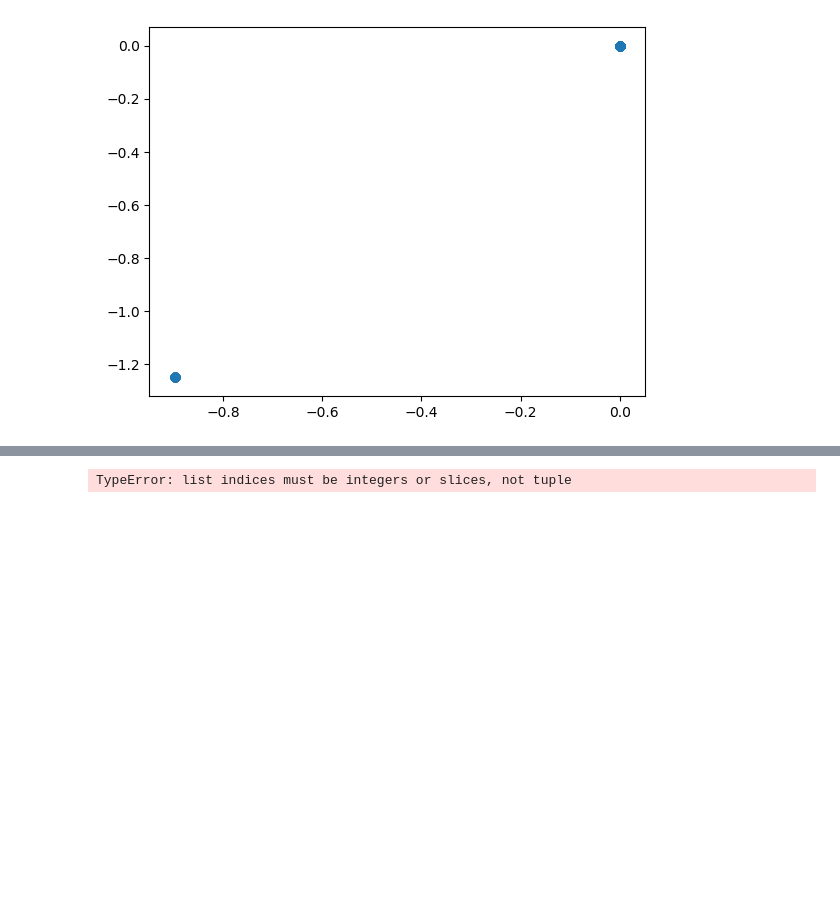
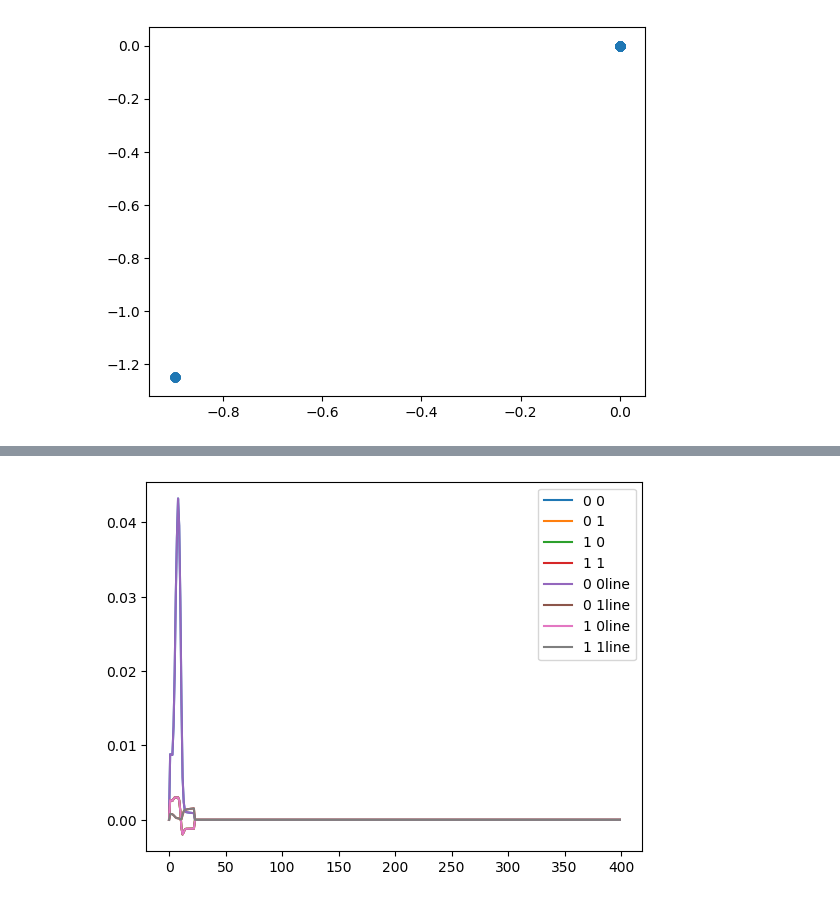
Before and after one commit to Stanford-NavLab/navlab_turtlebot, a Jupyter notebook: navlab_turtlebot_frs/data/Figure Generation.ipynb, the cells around one changed output, grey strips where cells are left out. Cells and saved outputs as stored; diff of their text form; code cells hidden in the pictures; blank space fills up the shorter version.

```diff
--- a/navlab_turtlebot_frs/data/Figure Generation.ipynb
+++ b/navlab_turtlebot_frs/data/Figure Generation.ipynb
@@ -212,10 +220,12 @@ plt.show()
 # %%
 plt.figure()
 for i in range(2):
     for j in range(2):
-        plt.plot(covs[:,i,j],label=str(i)+" "+str(j))
+        plt.plot(covslists[-1,:,i,j],label=str(i)+" "+str(j))
+for i in range(2):
+    for j in range(2):
+        plt.plot(covslistsline[-1,:,i,j],label=str(i)+" "+str(j)+"line")
 plt.legend()
-plt.ylim([-5,5])
 plt.show()
 # %% [output]
-TypeError: list indices must be integers or slices, not tuple
+[figure, added]
```
Also changed, not shown: parts of 3 cells of this notebook, 1 other file.
